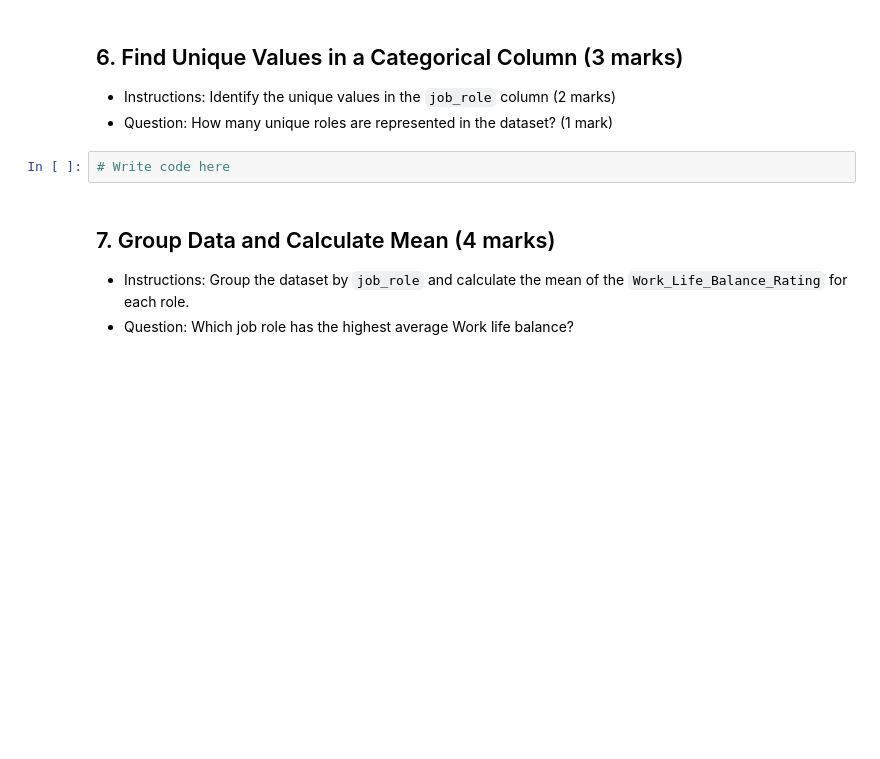
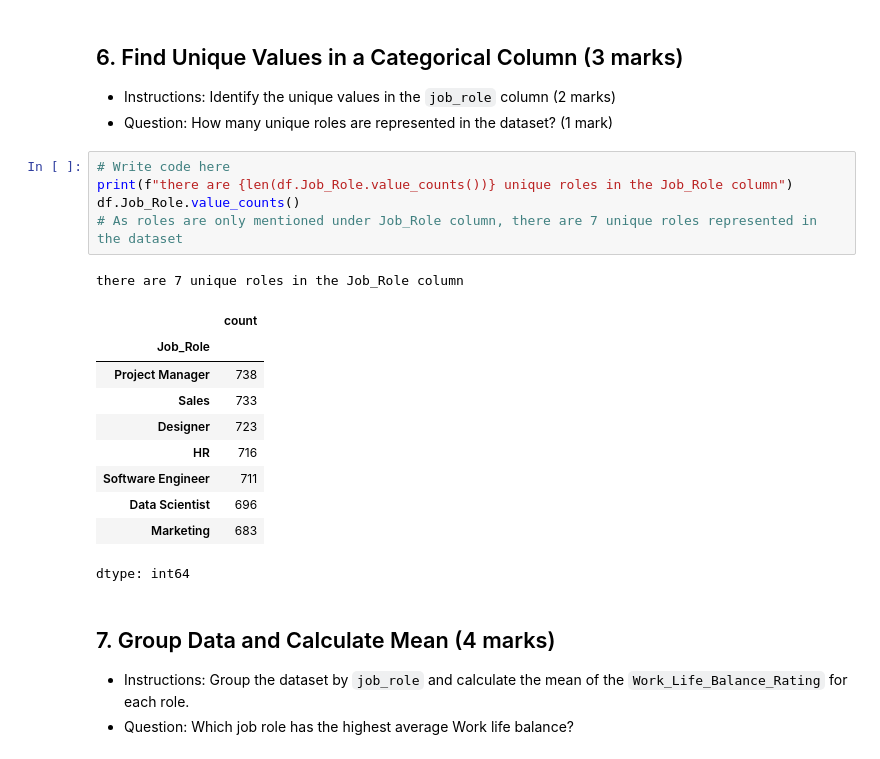
Before and after one commit to Sha-k1/Data-Analytics-Python, a Jupyter notebook: Assessment/Data_Analytics_with_Python_Assessment.ipynb, the cells around one changed output. Cells and saved outputs as stored; diff of their text form; blank space fills up the shorter version.

```diff
--- a/Assessment/Data_Analytics_with_Python_Assessment.ipynb
+++ b/Assessment/Data_Analytics_with_Python_Assessment.ipynb
@@ -277,8 +277,23 @@ Min |  22               1                       20                      0
 
 - Instructions: Identify the unique values in the `job_role` column (2 marks)
 - Question: How many unique roles are represented in the dataset? (1 mark)
-# %%
-# Write code here
+# %%
+# Write code here
+print(f"there are {len(df.Job_Role.value_counts())} unique roles in the Job_Role column")
+df.Job_Role.value_counts()
+# As roles are only mentioned under Job_Role column, there are 7 unique roles represented in the dataset
+# %% [output]
+there are 7 unique roles in the Job_Role column
+|  | count |
+| Job_Role |  |
+| Project Manager | 738 |
+| Sales | 733 |
+| Designer | 723 |
+| HR | 716 |
+| Software Engineer | 711 |
+| Data Scientist | 696 |
+| Marketing | 683 |
+dtype: int64
 # %% [markdown]
 ## 7. Group Data and Calculate Mean (4 marks)
 - Instructions: Group the dataset by `job_role` and calculate the mean of the `Work_Life_Balance_Rating` for each role.
```
Also changed, not shown: parts of 1 cell of this notebook.
